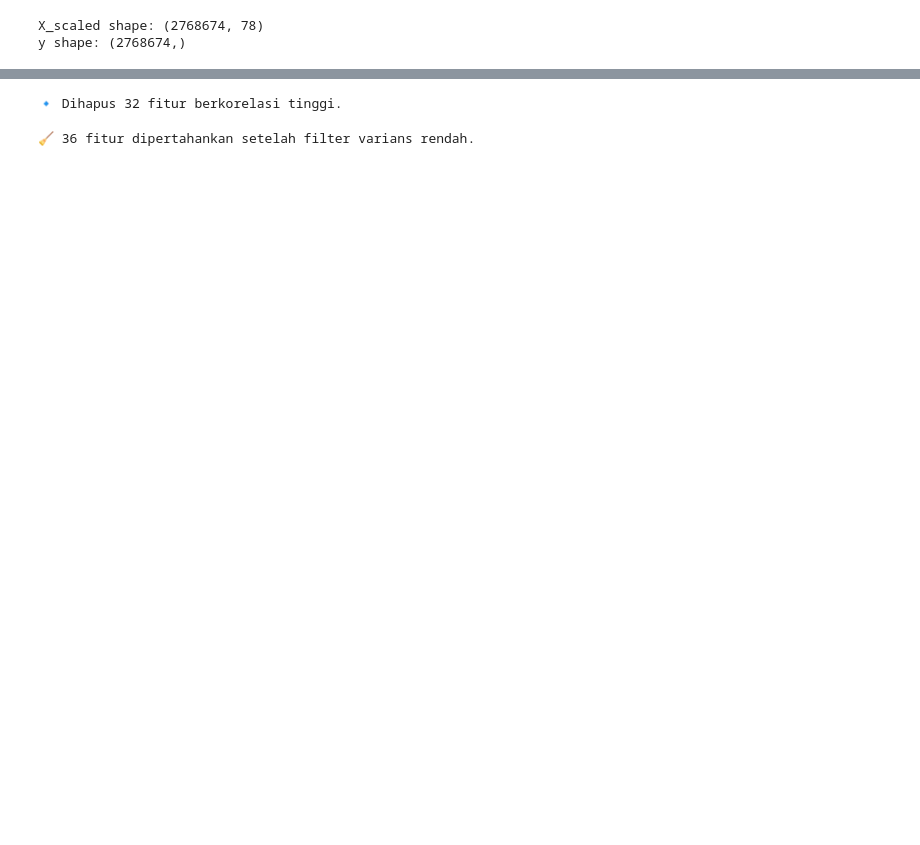
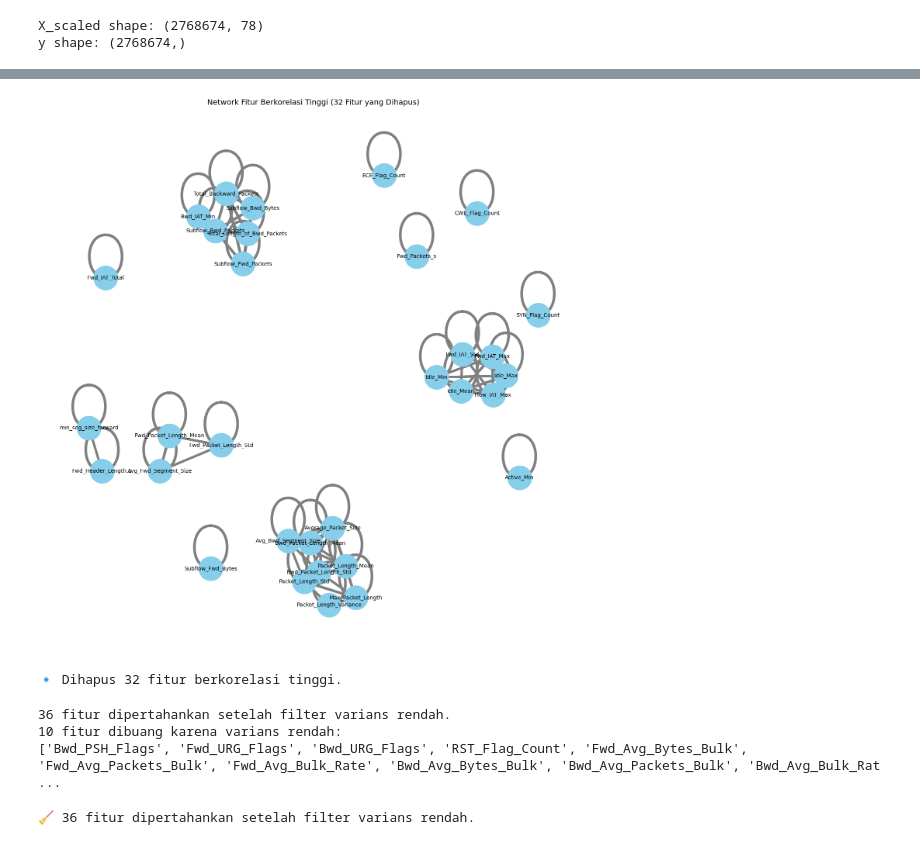
Before and after one commit to bintangpandu14/CICIDS2017---IPSML, a Jupyter notebook: notebooks/02_feature_selection.ipynb, the cells around one changed output, grey strips where cells are left out. Saved outputs shown, nothing was run; the diff lists cells and outputs as text; code cells hidden in the pictures; blank space fills up the shorter version.

```diff
--- a/notebooks/02_feature_selection.ipynb
+++ b/notebooks/02_feature_selection.ipynb
@@ -21,3 +107,29 @@ y shape: (2768674,)
+# %%
+import networkx as nx
+import matplotlib.pyplot as plt
+
+# Subset fitur yang dihapus
+X_drop_subset = X_scaled[to_drop]
+corr_drop = X_drop_subset.corr()
+
+# Buat graph
+G = nx.Graph()
+for i in to_drop:
+    high_corr = corr_drop[i][corr_drop[i] > 0.9]
+    for j, val in high_corr.items():
+        G.add_edge(i, j, weight=val)
+
+# Plot
+plt.figure(figsize=(14, 14))
+pos = nx.spring_layout(G, k=0.5, seed=42)  # tata letak rapi
+edges = G.edges()
+weights = [G[u][v]['weight']*5 for u,v in edges]  # tebal garis sesuai korelasi
+
+nx.draw(G, pos, with_labels=True, node_color='skyblue', node_size=2000, edge_color='gray', width=weights, font_size=10)
+plt.title("Network Fitur Berkorelasi Tinggi (32 Fitur yang Dihapus)", fontsize=14)
+plt.show()
+# %% [output]
+[figure, added]
 # %%
 # Hapus fitur multikolinear (korelasi > 0.9)
 corr_matrix = X_scaled.corr().abs()
@@ -27,6 +139,29 @@ X_reduced = X_scaled.drop(columns=to_drop)
 print(f"🔹 Dihapus {len(to_drop)} fitur berkorelasi tinggi.")
 # %% [output]
 🔹 Dihapus 32 fitur berkorelasi tinggi.
+# %%
+from sklearn.feature_selection import VarianceThreshold
+
+# Filter varians rendah
+selector = VarianceThreshold(threshold=0.01)
+selector.fit(X_reduced)  # <-- wajib fit dulu
+
+# Fitur yang dipertahankan
+kept_cols = X_reduced.columns[selector.get_support()]
+
+# Fitur yang dibuang
+dropped_cols = X_reduced.columns[~selector.get_support()]
+
+# Update X_reduced
+X_reduced = X_reduced[kept_cols]
+
+print(f"{len(kept_cols)} fitur dipertahankan setelah filter varians rendah.")
+print(f"{len(dropped_cols)} fitur dibuang karena varians rendah:")
+print(list(dropped_cols))
+# %% [output]
+36 fitur dipertahankan setelah filter varians rendah.
+10 fitur dibuang karena varians rendah:
+['Bwd_PSH_Flags', 'Fwd_URG_Flags', 'Bwd_URG_Flags', 'RST_Flag_Count', 'Fwd_Avg_Bytes_Bulk', 'Fwd_Avg_Packets_Bulk', 'Fwd_Avg_Bulk_Rate', 'Bwd_Avg_Bytes_Bulk', 'Bwd_Avg_Packets_Bulk', 'Bwd_Avg_Bulk_Rat ...
 # %%
 # Buang fitur dengan varians rendah (opsional)
 selector = VarianceThreshold(threshold=0.01)
```
Also changed, not shown: parts of 3 cells of this notebook, 9 other files.
